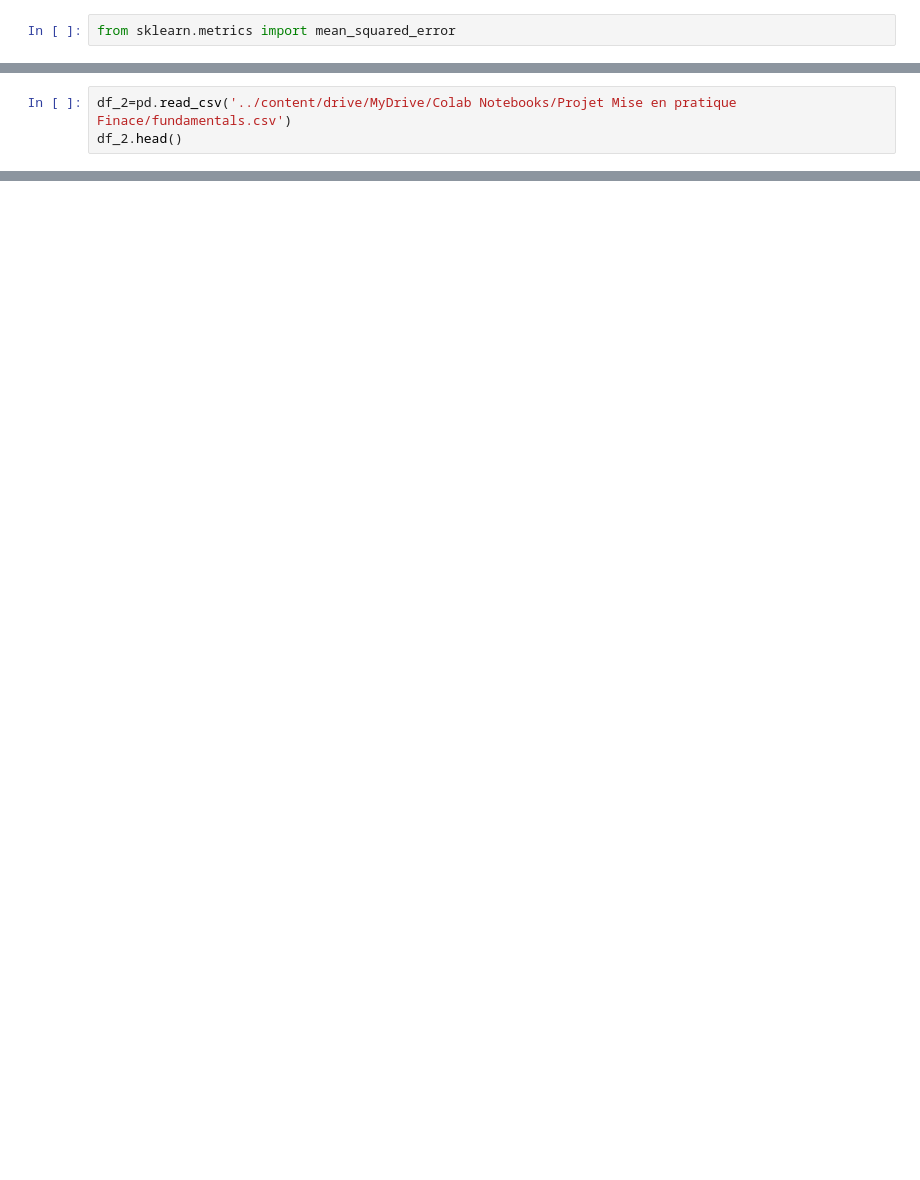
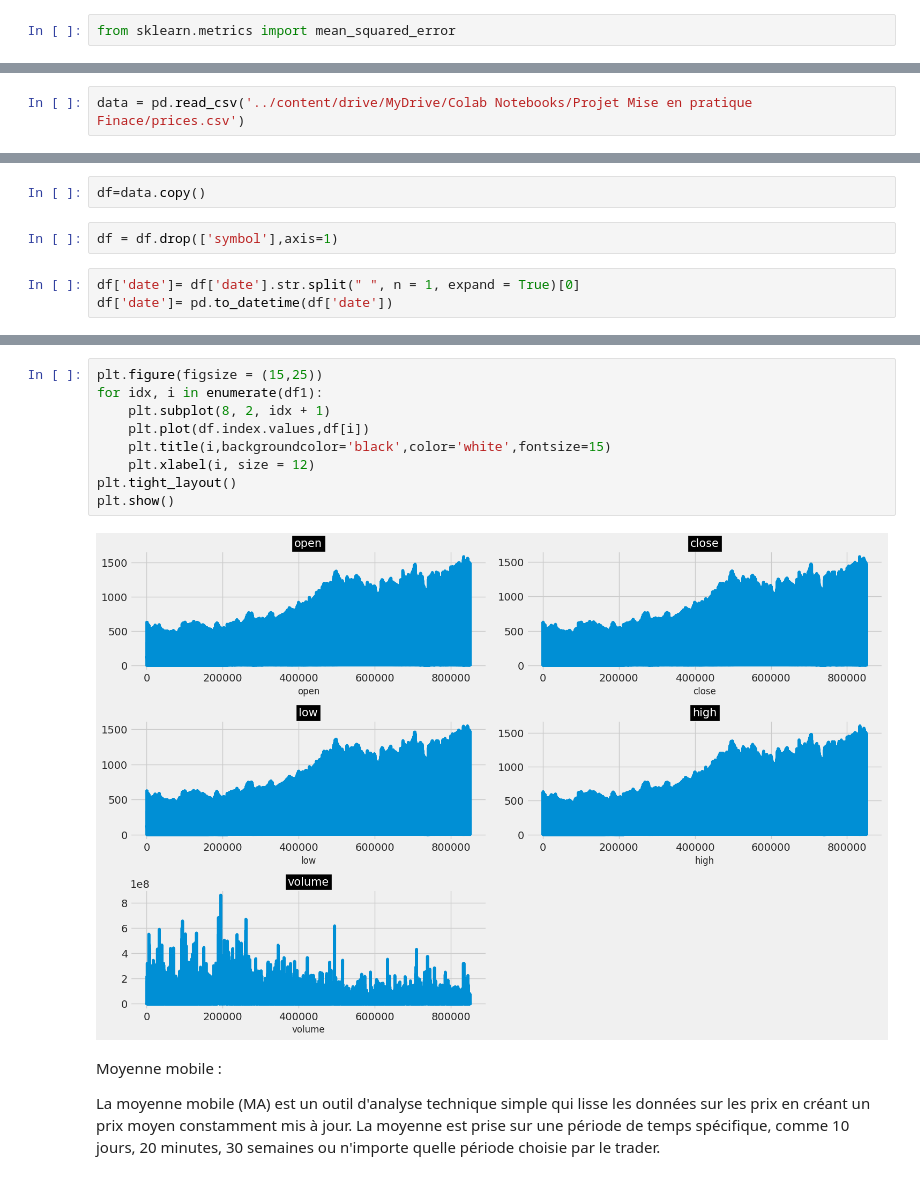
Before and after one commit to ouldsidy/Projets, a Jupyter notebook: Projet_mise_en_pratique_en_finace.ipynb, the cells around one changed output, grey strips where cells are left out. Drawn from its saved outputs; the diff is of its cells as text; blank space fills up the shorter version.

```diff
--- a/Projet_mise_en_pratique_en_finace.ipynb
+++ b/Projet_mise_en_pratique_en_finace.ipynb
@@ -819,3 +481,2 @@ Racine carrée de l'erreur quadratique moyenne :  1.461851078883833
 # %%
-df_2=pd.read_csv('../content/drive/MyDrive/Colab Notebooks/Projet Mise en pratique Finace/fundamentals.csv')
-df_2.head()
+data = pd.read_csv('../content/drive/MyDrive/Colab Notebooks/Projet Mise en pratique Finace/prices.csv')
@@ -853,0 +483,7 @@ df_4.head()
+# %%
+df=data.copy()
+# %%
+df = df.drop(['symbol'],axis=1)
+# %%
+df['date']= df['date'].str.split(" ", n = 1, expand = True)[0]
+df['date']= pd.to_datetime(df['date'])
@@ -853,0 +509,15 @@ df_4.head()
+# %%
+plt.figure(figsize = (15,25))
+for idx, i in enumerate(df1):
+    plt.subplot(8, 2, idx + 1)
+    plt.plot(df.index.values,df[i])
+    plt.title(i,backgroundcolor='black',color='white',fontsize=15)
+    plt.xlabel(i, size = 12)
+plt.tight_layout()
+plt.show()
+# %% [output]
+[figure, added]
+# %% [markdown]
+Moyenne mobile :
+
+La moyenne mobile (MA) est un outil d'analyse technique simple qui lisse les données sur les prix en créant un prix moyen constamment mis à jour. La moyenne est prise sur une période de temps spécifique, comme 10 jours, 20 minutes, 30 semaines ou n'importe quelle période choisie par le trader.
```
Also changed, not shown: parts of 105 cells of this notebook.
